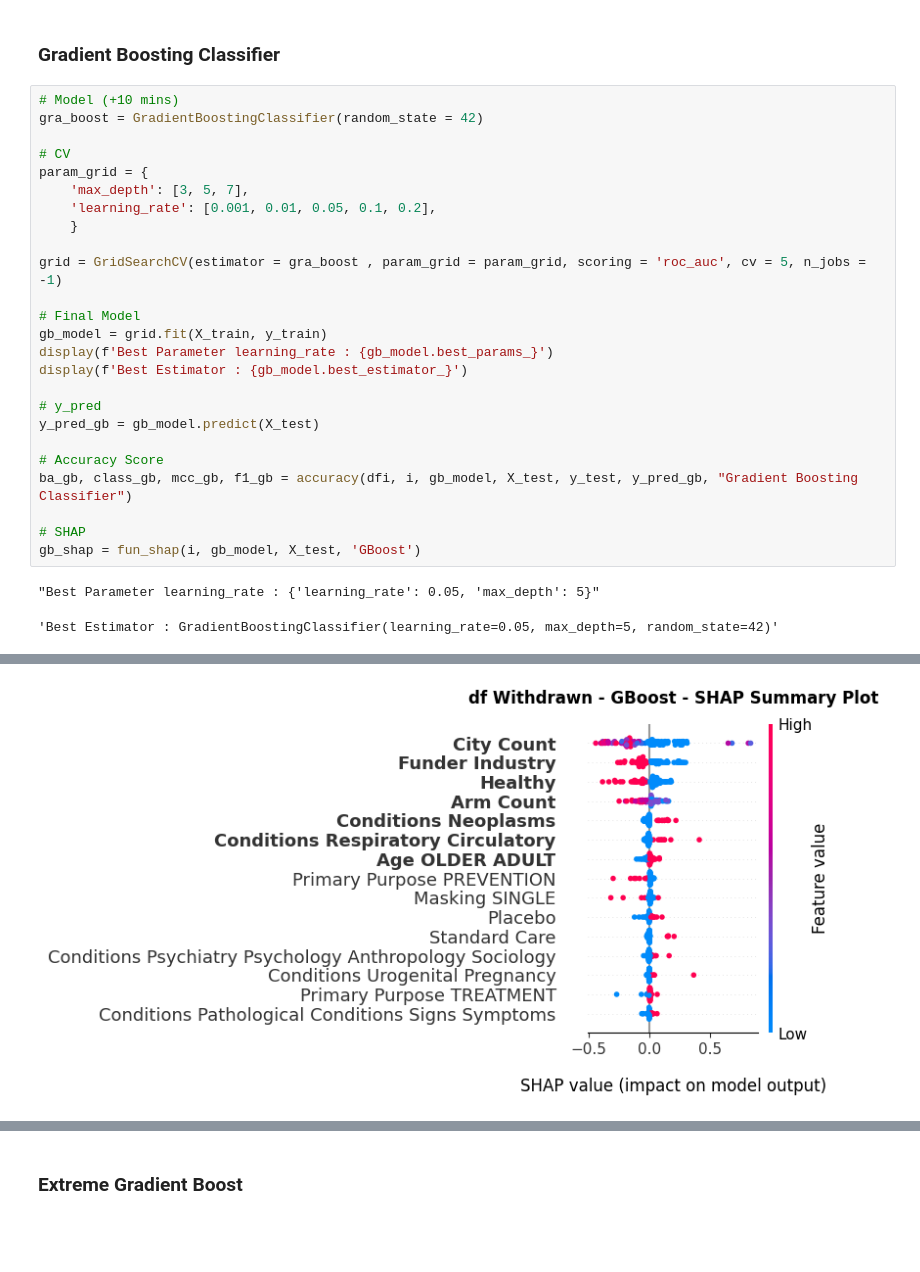
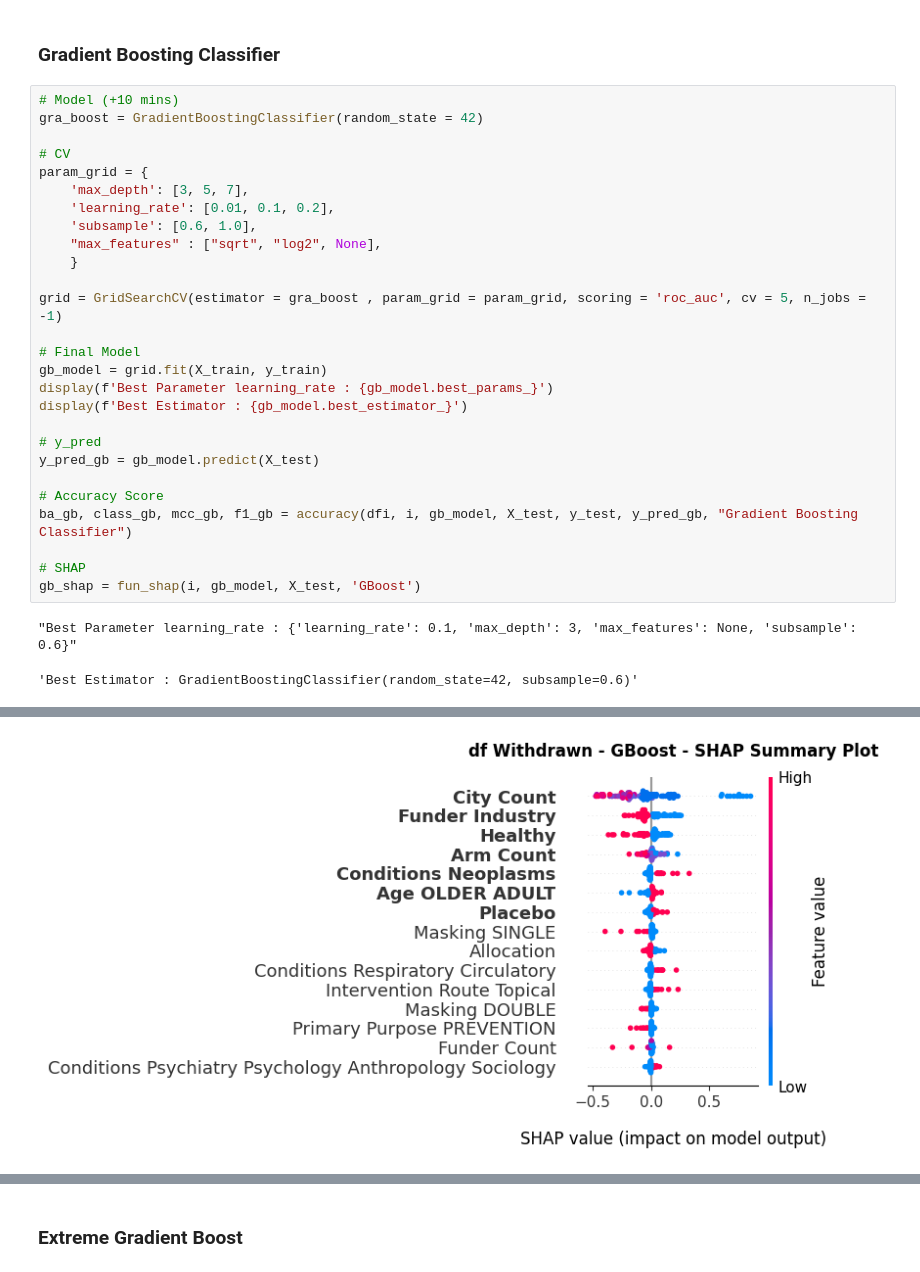
Before and after one commit to AndreouEugenia/Thesis, a Jupyter notebook: 5b.Thesis_Models_Withdrawn.ipynb, the cells around one changed output, grey strips where cells are left out. Drawn from its saved outputs; the diff is of its cells as text; blank space fills up the shorter version.

```diff
--- a/5b.Thesis_Models_Withdrawn.ipynb
+++ b/5b.Thesis_Models_Withdrawn.ipynb
@@ -716,7 +722,9 @@ gra_boost = GradientBoostingClassifier(random_state = 42)
 # CV
 param_grid = {
     'max_depth': [3, 5, 7],
-    'learning_rate': [0.001, 0.01, 0.05, 0.1, 0.2],
+    'learning_rate': [0.01, 0.1, 0.2],
+    'subsample': [0.6, 1.0],
+    "max_features" : ["sqrt", "log2", None],
     }
 
 grid = GridSearchCV(estimator = gra_boost , param_grid = param_grid, scoring = 'roc_auc', cv = 5, n_jobs = -1)
@@ -735,8 +743,8 @@ ba_gb, class_gb, mcc_gb, f1_gb = accuracy(dfi, i, gb_model, X_test, y_test, y_pr
 # SHAP
 gb_shap = fun_shap(i, gb_model, X_test, 'GBoost')
 # %% [output]
-"Best Parameter learning_rate : {'learning_rate': 0.05, 'max_depth': 5}"
+"Best Parameter learning_rate : {'learning_rate': 0.1, 'max_depth': 3, 'max_features': None, 'subsample': 0.6}"
-'Best Estimator : GradientBoostingClassifier(learning_rate=0.05, max_depth=5, random_state=42)'
+'Best Estimator : GradientBoostingClassifier(random_state=42, subsample=0.6)'
 Model : Phase  Withdrawn - Gradient Boosting Classifier
 
 a).
@@ -758,2 +766,2 @@ PR AUC : 0.487
-[figure, old version]
+[figure, new version]
 |  | Feature | df Withdrawn_GBoost_Shap_Mean |
```
Also changed, not shown: parts of 15 cells of this notebook, 7 other files.
